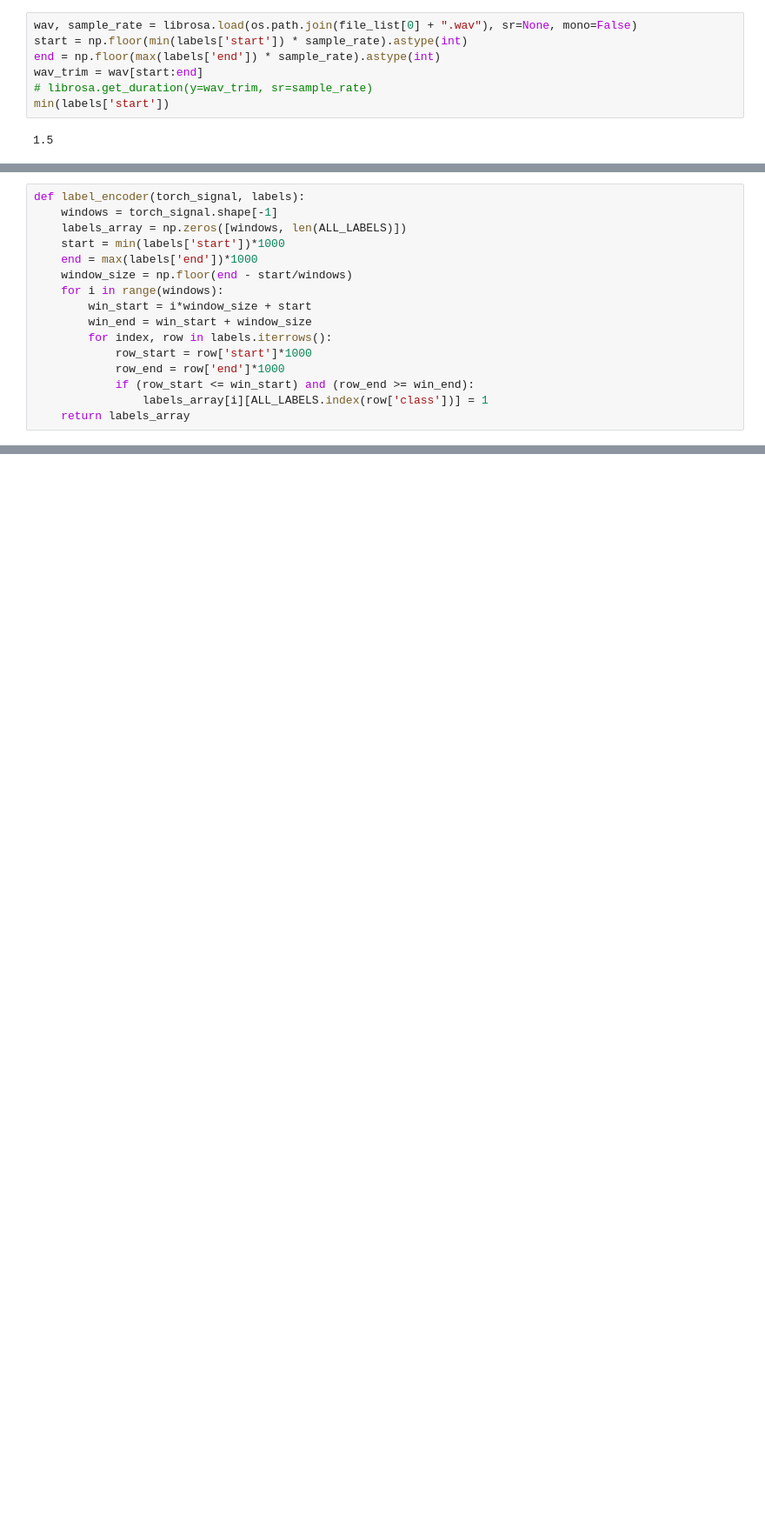
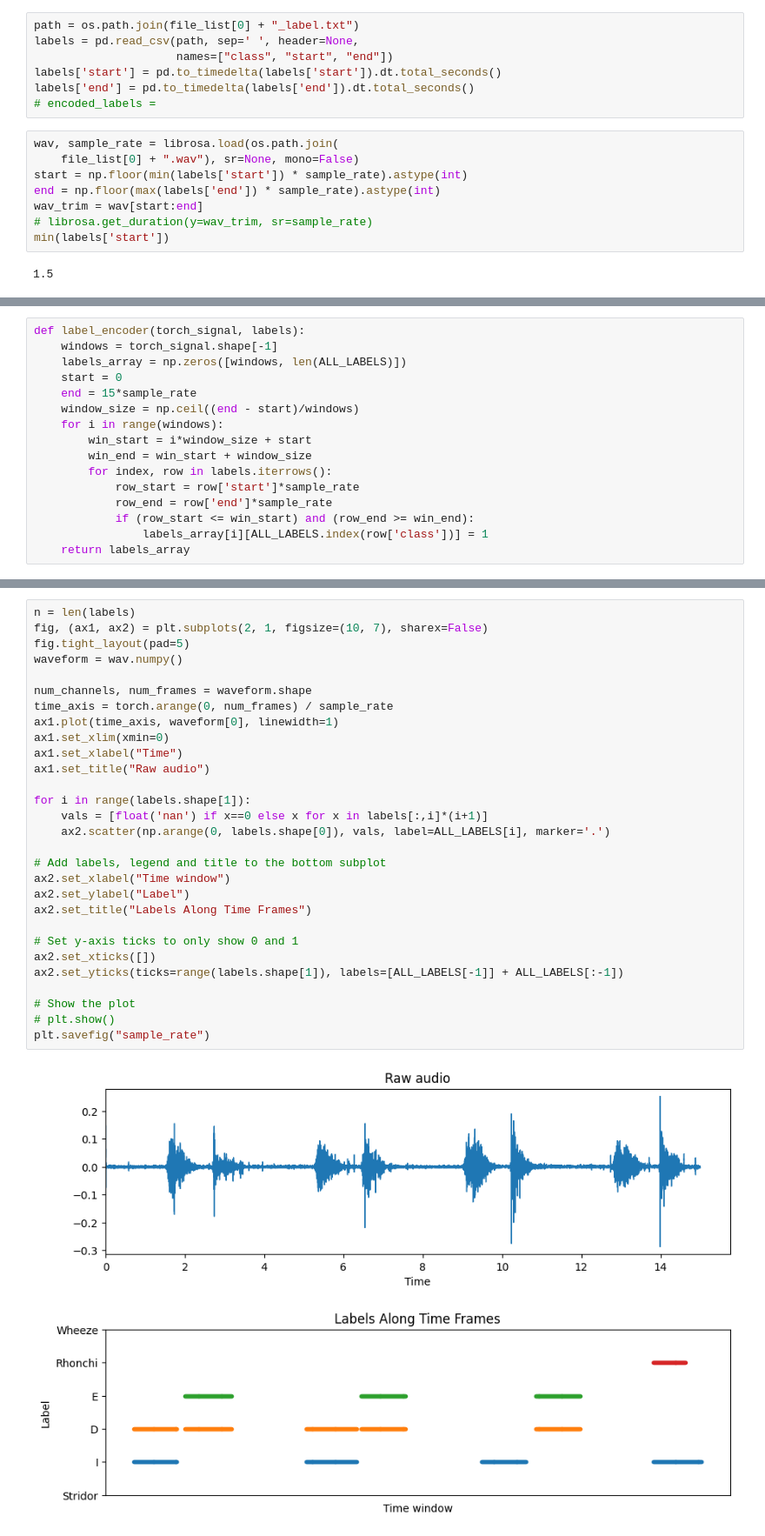
Before and after one commit to Athul041/RespSoundEvents, a Jupyter notebook: data_preprocessing.ipynb, the cells around one changed output, grey strips where cells are left out. Shown at 87% size. Saved outputs shown, nothing was run; the diff lists cells and outputs as text; blank space fills up the shorter version.

```diff
--- a/data_preprocessing.ipynb
+++ b/data_preprocessing.ipynb
@@ -139,5 +185,13 @@ torch_signal.shape[-1]
+# %%
+path = os.path.join(file_list[0] + "_label.txt")
+labels = pd.read_csv(path, sep=' ', header=None,
+                     names=["class", "start", "end"])
+labels['start'] = pd.to_timedelta(labels['start']).dt.total_seconds()
+labels['end'] = pd.to_timedelta(labels['end']).dt.total_seconds()
+# encoded_labels =
 # %%
-wav, sample_rate = librosa.load(os.path.join(file_list[0] + ".wav"), sr=None, mono=False)
+wav, sample_rate = librosa.load(os.path.join(
+    file_list[0] + ".wav"), sr=None, mono=False)
 start = np.floor(min(labels['start']) * sample_rate).astype(int)
 end = np.floor(max(labels['end']) * sample_rate).astype(int)
 wav_trim = wav[start:end]
@@ -262,15 +360,15 @@ array([[1., 1., 0., 0., 0., 0.],
 def label_encoder(torch_signal, labels):
     windows = torch_signal.shape[-1]
     labels_array = np.zeros([windows, len(ALL_LABELS)])
-    start = min(labels['start'])*1000
-    end = max(labels['end'])*1000
-    window_size = np.floor(end - start/windows)
+    start = 0
+    end = 15*sample_rate
+    window_size = np.ceil((end - start)/windows)
     for i in range(windows):
         win_start = i*window_size + start
         win_end = win_start + window_size
         for index, row in labels.iterrows():
-            row_start = row['start']*1000
-            row_end = row['end']*1000
+            row_start = row['start']*sample_rate
+            row_end = row['end']*sample_rate
             if (row_start <= win_start) and (row_end >= win_end):
                 labels_array[i][ALL_LABELS.index(row['class'])] = 1
     return labels_array
@@ -289,0 +763,31 @@ array(['I', 'D', 'E', 'Rhonchi', 'Wheeze', 'Stridor'], dtype=object)
+# %%
+n = len(labels)
+fig, (ax1, ax2) = plt.subplots(2, 1, figsize=(10, 7), sharex=False)
+fig.tight_layout(pad=5)
+waveform = wav.numpy()
+
+num_channels, num_frames = waveform.shape
+time_axis = torch.arange(0, num_frames) / sample_rate
+ax1.plot(time_axis, waveform[0], linewidth=1)
+ax1.set_xlim(xmin=0)
+ax1.set_xlabel("Time")
+ax1.set_title("Raw audio")
+
+for i in range(labels.shape[1]):
+    vals = [float('nan') if x==0 else x for x in labels[:,i]*(i+1)]
+    ax2.scatter(np.arange(0, labels.shape[0]), vals, label=ALL_LABELS[i], marker='.')
+
+# Add labels, legend and title to the bottom subplot
+ax2.set_xlabel("Time window")
+ax2.set_ylabel("Label")
+ax2.set_title("Labels Along Time Frames")
+
+# Set y-axis ticks to only show 0 and 1
+ax2.set_xticks([])
+ax2.set_yticks(ticks=range(labels.shape[1]), labels=[ALL_LABELS[-1]] + ALL_LABELS[:-1])
+
+# Show the plot
+# plt.show()
+plt.savefig("sample_rate")
+# %% [output]
+[figure, added]
```
Also changed, not shown: parts of 31 cells of this notebook, 2 other files.
